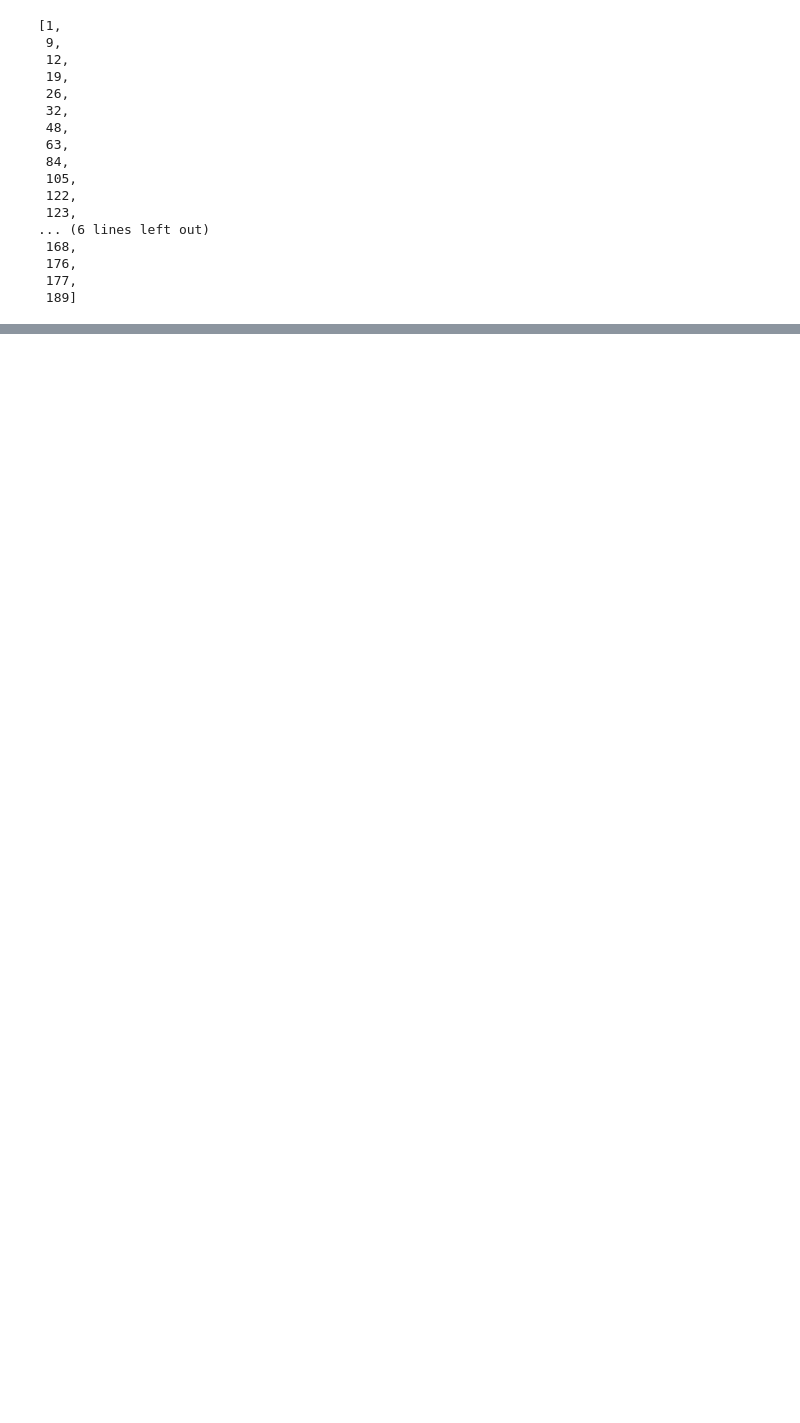
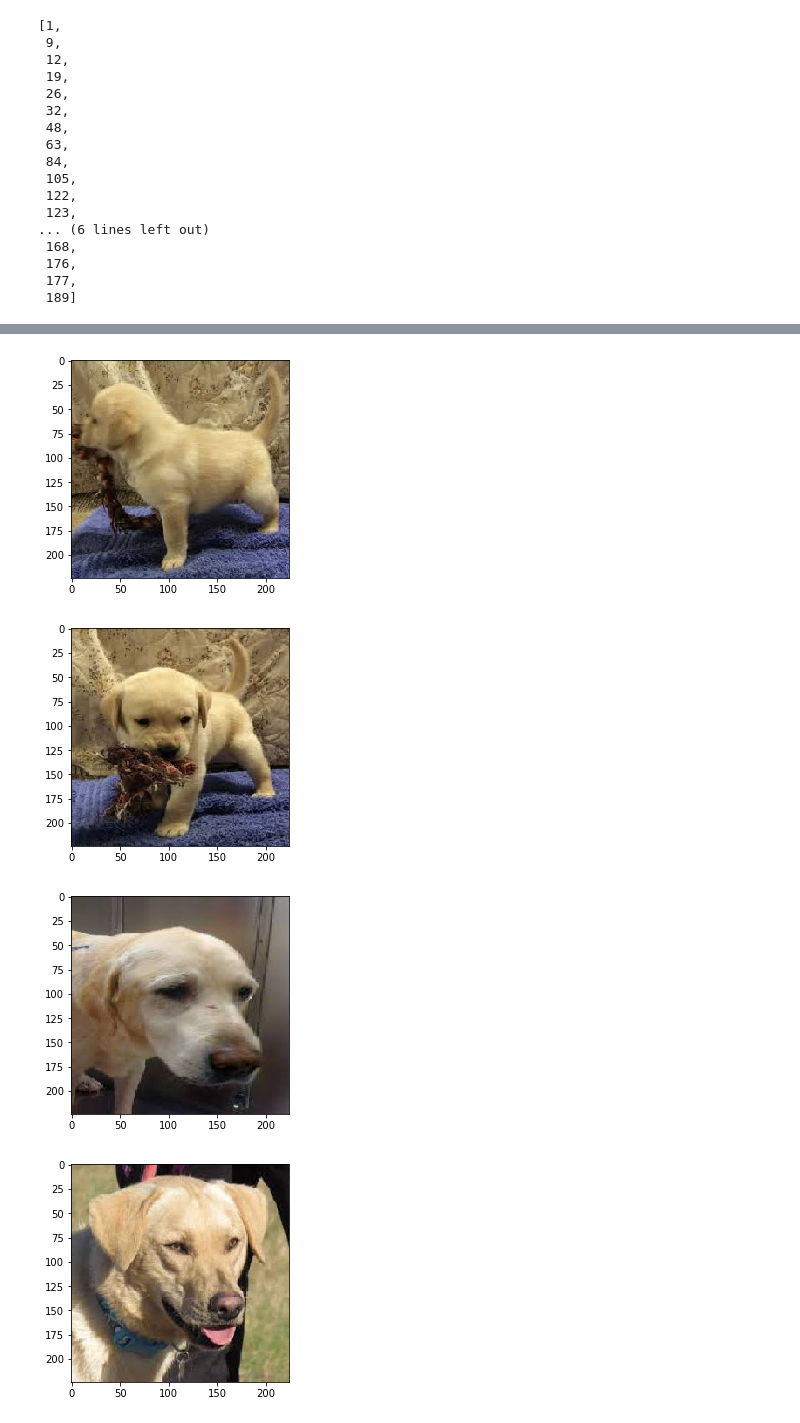
Before and after one commit to jrjames83/Keras-Gates-vs-Bezos-Image-Classifier, a Jupyter notebook: gatesbezos/Border Collie or Yellow Lab.ipynb, the cells around one changed output, grey strips where cells are left out. Drawn from its saved outputs; the diff is of its cells as text; code cells hidden in the pictures; blank space fills up the shorter version.

```diff
--- a/gatesbezos/Border Collie or Yellow Lab.ipynb
+++ b/gatesbezos/Border Collie or Yellow Lab.ipynb
@@ -212,0 +260,20 @@ load_an_image(validation_generator.filenames[161])
+# %%
+# base similarity matrix (all dot products)
+# replace this with A.dot(A.T).toarray() for sparse representation
+similarity = np.dot(intermediate_output, intermediate_output.T)
+
+# squared magnitude of preference vectors (number of occurrences)
+square_mag = np.diag(similarity)
+
+# inverse squared magnitude
+inv_square_mag = 1 / square_mag
+
+# if it doesn't occur, set it's inverse magnitude to zero (instead of inf)
+inv_square_mag[np.isinf(inv_square_mag)] = 0
+
+# inverse of the magnitude
+inv_mag = np.sqrt(inv_square_mag)
+
+# cosine similarity (elementwise multiply by inverse magnitudes)
+cosine = similarity * inv_mag
+cosine = cosine.T * inv_mag
@@ -212,0 +296,11 @@ load_an_image(validation_generator.filenames[161])
+# %%
+ims = [load_an_image2(sim_gen.filenames[x]) for x in puppy]
+
+for i in ims:
+    plt.imshow(i)
+    plt.show()
+# %% [output]
+[figure, added]
+[figure, added]
+[figure, added]
+[figure, added]
```
Also changed, not shown: parts of 12 cells of this notebook.
